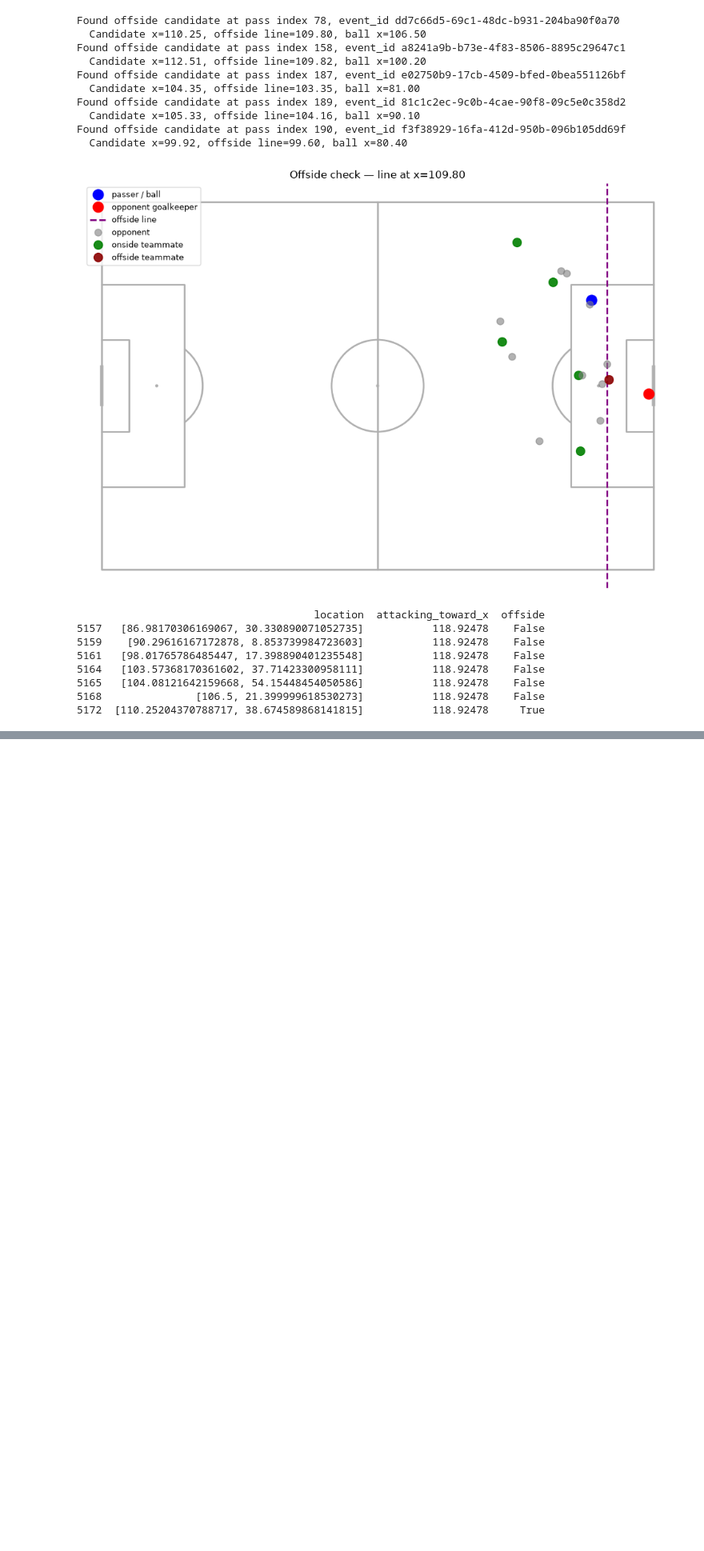
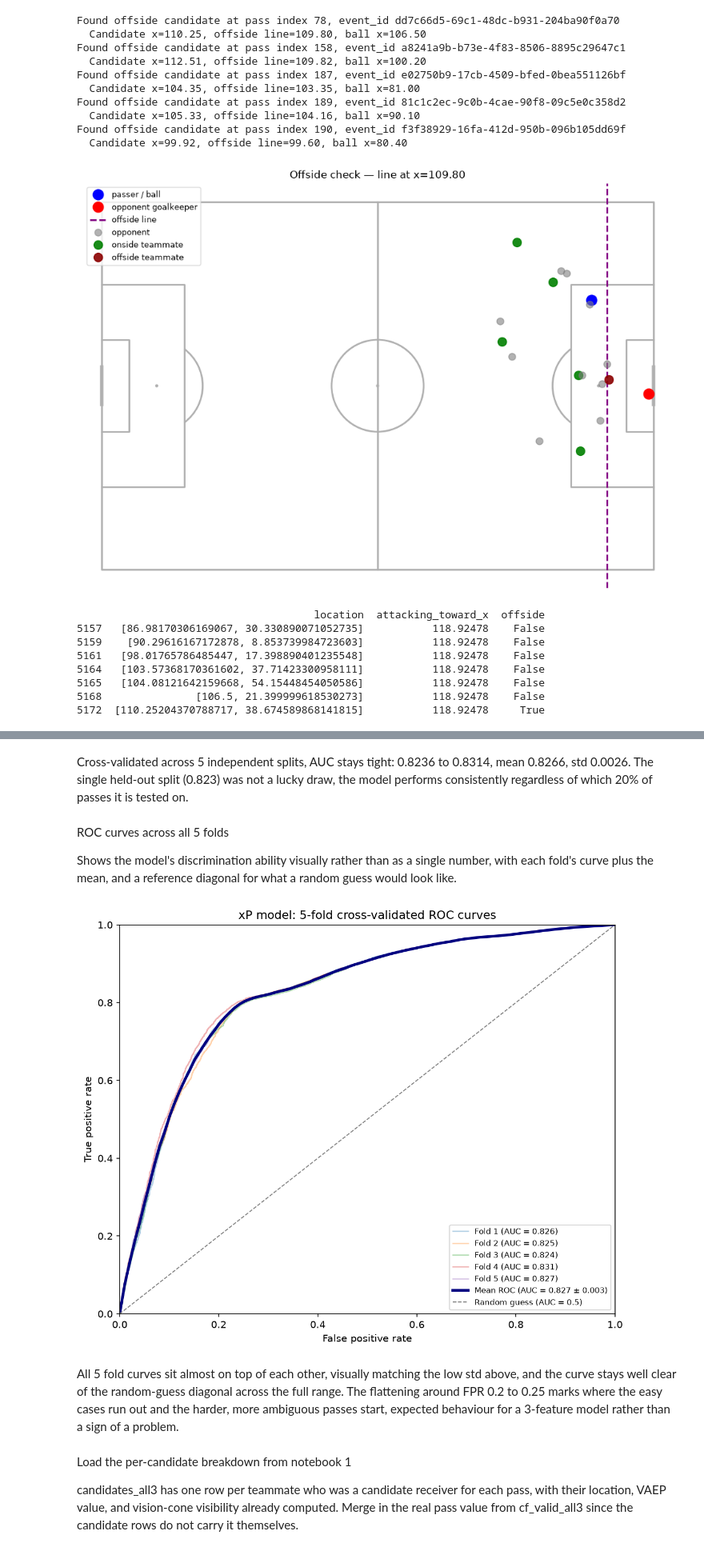
Before and after one commit to Raeesa12/perception-aware-passing-in-football, a Jupyter notebook: notebooks/layer2_bias_analysis.ipynb, the cells around one changed output, grey strips where cells are left out. Shown at 80% size. Saved outputs shown, nothing was run; the diff lists cells and outputs as text; code cells hidden in the pictures; blank space fills up the shorter version.

```diff
--- a/notebooks/layer2_bias_analysis.ipynb
+++ b/notebooks/layer2_bias_analysis.ipynb
@@ -273,0 +578,19 @@ print(test_result[['location', 'attacking_toward_x', 'offside']])
+# %%
+from sklearn.model_selection import StratifiedKFold
+
+skf = StratifiedKFold(n_splits=5, shuffle=True, random_state=42)
+cv_aucs = []
+
+for fold_i, (train_idx, test_idx) in enumerate(skf.split(X_xp_all, y_xp_all)):
+    X_train_fold, X_test_fold = X_xp_all.iloc[train_idx], X_xp_all.iloc[test_idx]
+    y_train_fold, y_test_fold = y_xp_all.iloc[train_idx], y_xp_all.iloc[test_idx]
+
+    fold_model = LogisticRegression()
+    fold_model.fit(X_train_fold, y_train_fold)
+    fold_auc = roc_auc_score(y_test_fold, fold_model.predict_proba(X_test_fold)[:, 1])
+    cv_aucs.append(fold_auc)
+    print(f"Fold {fold_i+1}: AUC = {fold_auc:.4f}")
+
+cv_aucs = np.array(cv_aucs)
+print(f"\nMean AUC: {cv_aucs.mean():.4f}")
+print(f"Std AUC:  {cv_aucs.std():.4f}")
@@ -273,0 +606,59 @@ print(test_result[['location', 'attacking_toward_x', 'offside']])
+# %% [markdown]
+Cross-validated across 5 independent splits, AUC stays tight: 0.8236 to 0.8314, mean 0.8266, std 0.0026. The single held-out split (0.823) was not a lucky draw, the model performs consistently regardless of which 20% of passes it is tested on.
+# %% [markdown]
+ROC curves across all 5 folds
+
+Shows the model's discrimination ability visually rather than as a single number, with each fold's curve plus the mean, and a reference diagonal for what a random guess would look like.
+# %%
+from sklearn.metrics import roc_curve
+from sklearn.model_selection import StratifiedKFold
+
+fig, ax = plt.subplots(figsize=(8, 6.5), dpi=150)
+
+skf = StratifiedKFold(n_splits=5, shuffle=True, random_state=42)
+mean_fpr = np.linspace(0, 1, 100)
+tprs = []
+
+for fold_i, (train_idx, test_idx) in enumerate(skf.split(X_xp_all, y_xp_all)):
+    X_train_fold, X_test_fold = X_xp_all.iloc[train_idx], X_xp_all.iloc[test_idx]
+    y_train_fold, y_test_fold = y_xp_all.iloc[train_idx], y_xp_all.iloc[test_idx]
+
+    fold_model = LogisticRegression()
+    fold_model.fit(X_train_fold, y_train_fold)
+    probs = fold_model.predict_proba(X_test_fold)[:, 1]
+
+    fpr, tpr, _ = roc_curve(y_test_fold, probs)
+    fold_auc = roc_auc_score(y_test_fold, probs)
+    ax.plot(fpr, tpr, alpha=0.35, linewidth=1.3, label=f"Fold {fold_i+1} (AUC = {fold_auc:.3f})")
+
+    interp_tpr = np.interp(mean_fpr, fpr, tpr)
+    interp_tpr[0] = 0.0
+    tprs.append(interp_tpr)
+
+mean_tpr = np.mean(tprs, axis=0)
+mean_tpr[-1] = 1.0
+mean_auc = roc_auc_score(y_xp_all, xp_model_full.predict_proba(X_xp_all)[:, 1])  # full-model reference
+
+ax.plot(mean_fpr, mean_tpr, color='navy', linewidth=2.8,
+        label=f"Mean ROC (AUC = {cv_aucs.mean():.3f} $\\pm$ {cv_aucs.std():.3f})")
+
+ax.plot([0, 1], [0, 1], linestyle='--', color='grey', linewidth=1, label="Random guess (AUC = 0.5)")
+
+ax.set_xlabel("False positive rate")
+ax.set_ylabel("True positive rate")
+ax.set_title("xP model: 5-fold cross-validated ROC curves")
+ax.legend(loc="lower right", fontsize=8)
+ax.set_xlim(0, 1)
+ax.set_ylim(0, 1)
+fig.tight_layout()
+
+fig.savefig('../data/results/xp_model_roc_curves.png', dpi=300, bbox_inches='tight')
+plt.show()
+# %% [output]
+[figure, added]
+# %% [markdown]
+All 5 fold curves sit almost on top of each other, visually matching the low std above, and the curve stays well clear of the random-guess diagonal across the full range. The flattening around FPR 0.2 to 0.25 marks where the easy cases run out and the harder, more ambiguous passes start, expected behaviour for a 3-feature model rather than a sign of a problem.
+# %% [markdown]
+Load the per-candidate breakdown from notebook 1
+
+candidates_all3 has one row per teammate who was a candidate receiver for each pass, with their location, VAEP value, and vision-cone visibility already computed. Merge in the real pass value from cf_valid_all3 since the candidate rows do not carry it themselves.
```
Also changed, not shown: parts of 41 cells of this notebook, 2 other files.
